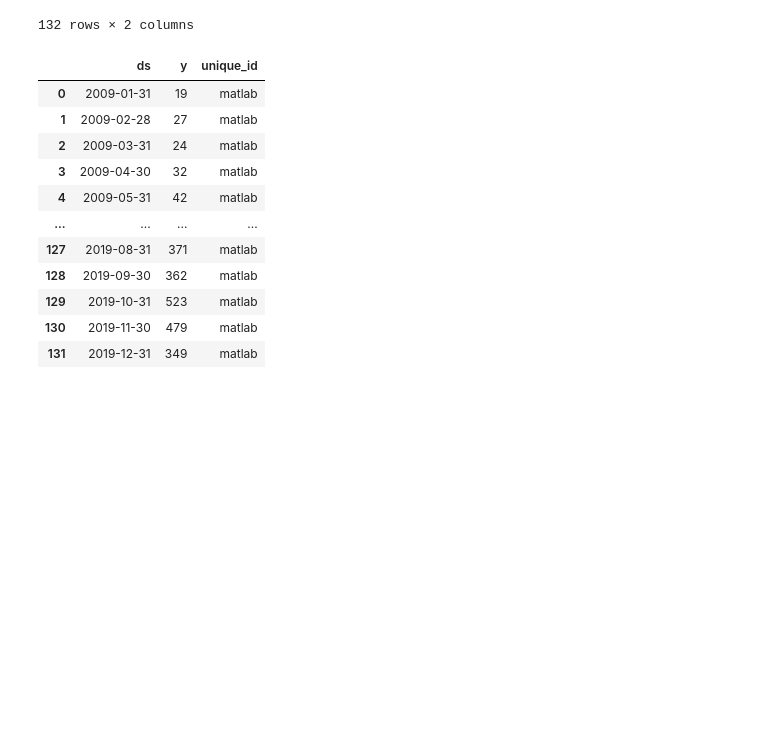
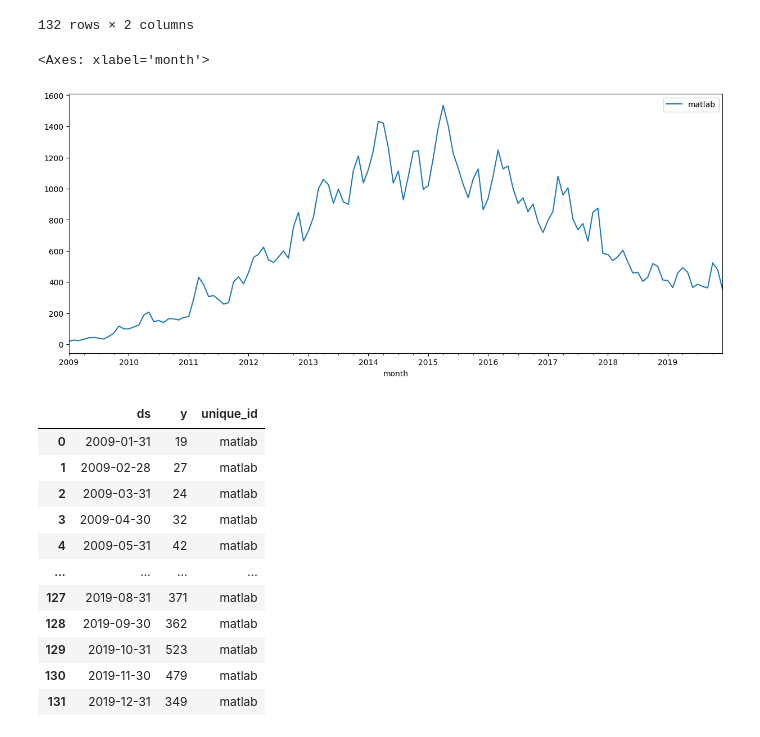
Before and after one commit to MateusVasc/atividades-pet-ciencia-de-dados, a Jupyter notebook: atividades/segunda_fase/atividade_4.ipynb, the cells around one changed output. Cells and saved outputs as stored; diff of their text form; code cells hidden in the pictures; blank space fills up the shorter version.

```diff
--- a/atividades/segunda_fase/atividade_4.ipynb
+++ b/atividades/segunda_fase/atividade_4.ipynb
@@ -38,6 +40,12 @@ series_matlab
 132 rows × 2 columns
 # %%
 series_matlab['month'] = pd.to_datetime(series_matlab['month'])
+# %%
+series_matlab_plot = series_matlab.set_index('month')
+series_matlab_plot.plot()
+# %% [output]
+<Axes: xlabel='month'>
+[figure, added]
 # %%
 series_matlab['unique_id'] = 'matlab'
 series_matlab.rename(columns={'month': 'ds', 'matlab': 'y'}, inplace=True)
```
Also changed, not shown: parts of 41 cells of this notebook.
